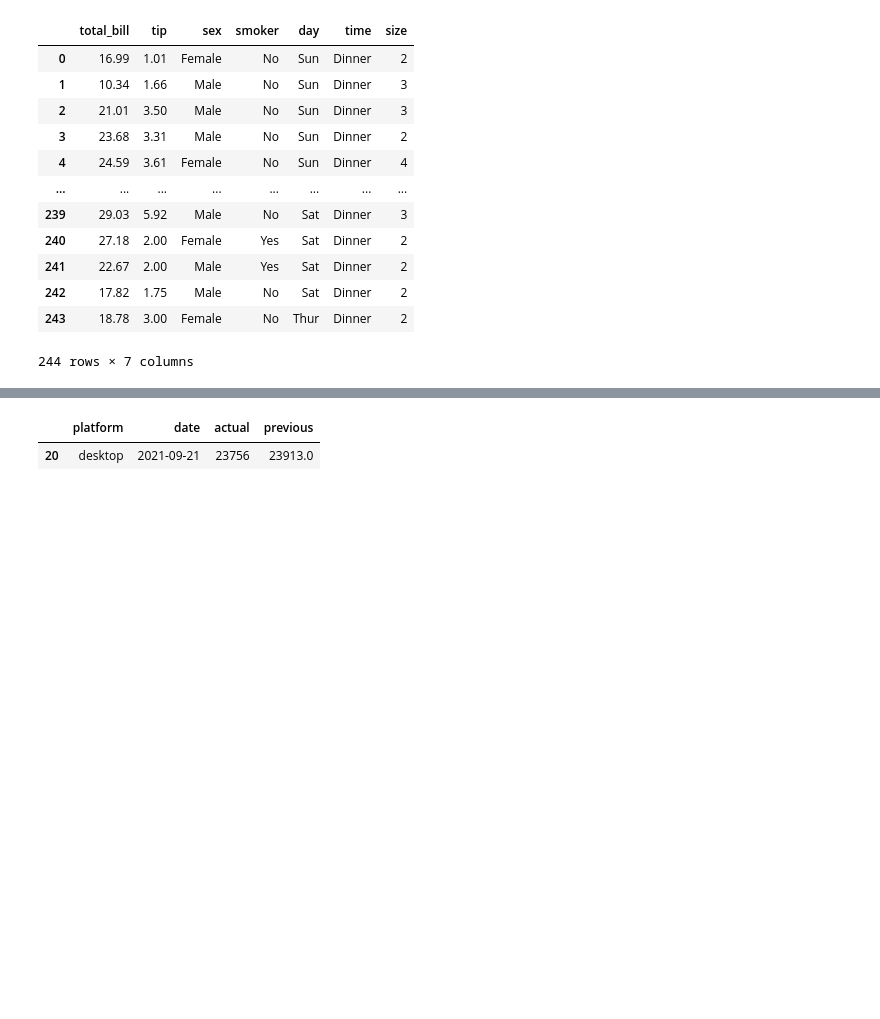
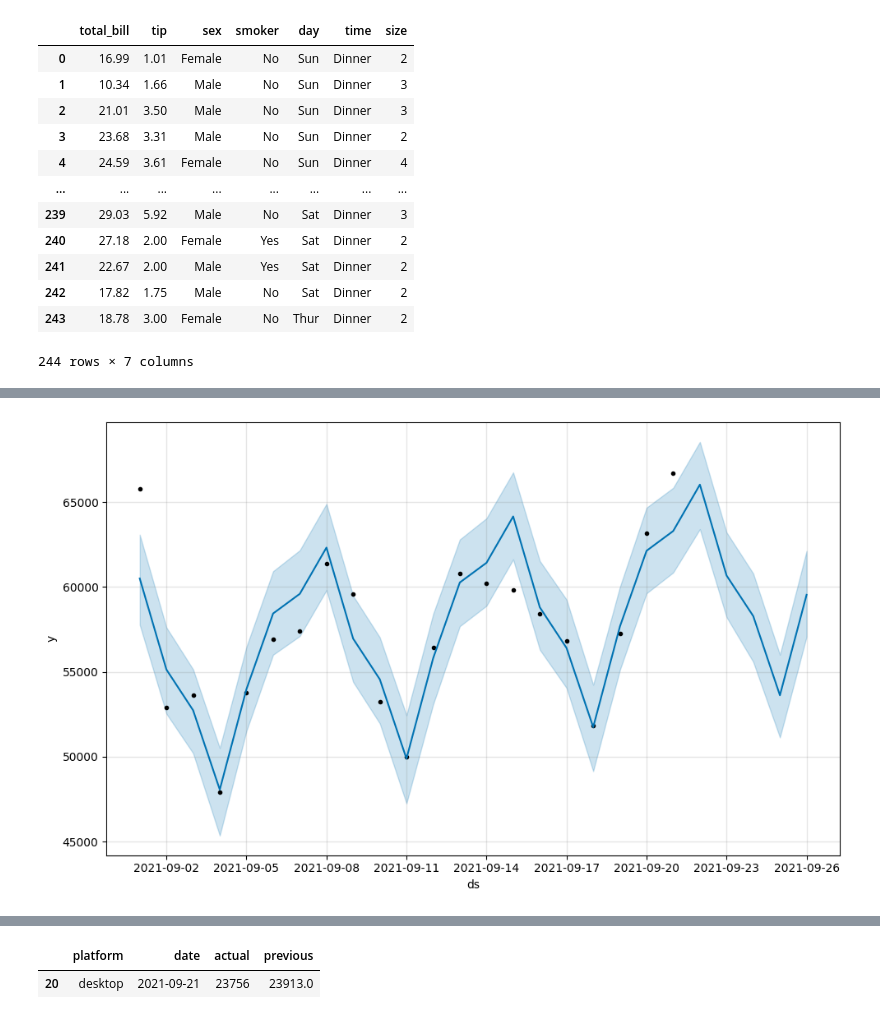
Before and after one commit to aleks-haksly/VIZRO, a Jupyter notebook: demos/test_yandex.ipynb, the cells around one changed output, grey strips where cells are left out. Saved outputs shown, nothing was run; the diff lists cells and outputs as text; code cells hidden in the pictures; blank space fills up the shorter version.

```diff
--- a/demos/test_yandex.ipynb
+++ b/demos/test_yandex.ipynb
@@ -51,5 +76,5 @@ engine = create_engine(userdata.get("supabase"), client_encoding='utf8', )
 
 def select(sql):
     sql = text(sql)
-    return pd.read_sql(sql, engine)
-df = select("SELECT * FROM vizro.yandex_data_agg")
+    return pd.read_sql(sql, engine.connect())
+d = select("SELECT * FROM vizro.yandex_data_agg")
@@ -59,0 +81,7 @@ df.groupby(["platform", "date"])["count"].sum().loc["touch"].tail(2).tolist()
+# %%
+d['ds'] = pd.to_datetime(d['date'])
+d = d.groupby('ds', as_index=False,)["count"].sum()
+d.rename(columns={"count": "y"}, inplace=True)
+# %%
+model = Prophet(daily_seasonality=False, weekly_seasonality=True, yearly_seasonality=False)
+model.fit(d);
@@ -59,0 +99,6 @@ df.groupby(["platform", "date"])["count"].sum().loc["touch"].tail(2).tolist()
+# %%
+future = model.make_future_dataframe(periods=5)
+forecast = model.predict(future)
+model.plot(forecast);
+# %% [output]
+[figure, added]
```
Also changed, not shown: parts of 13 cells of this notebook.
